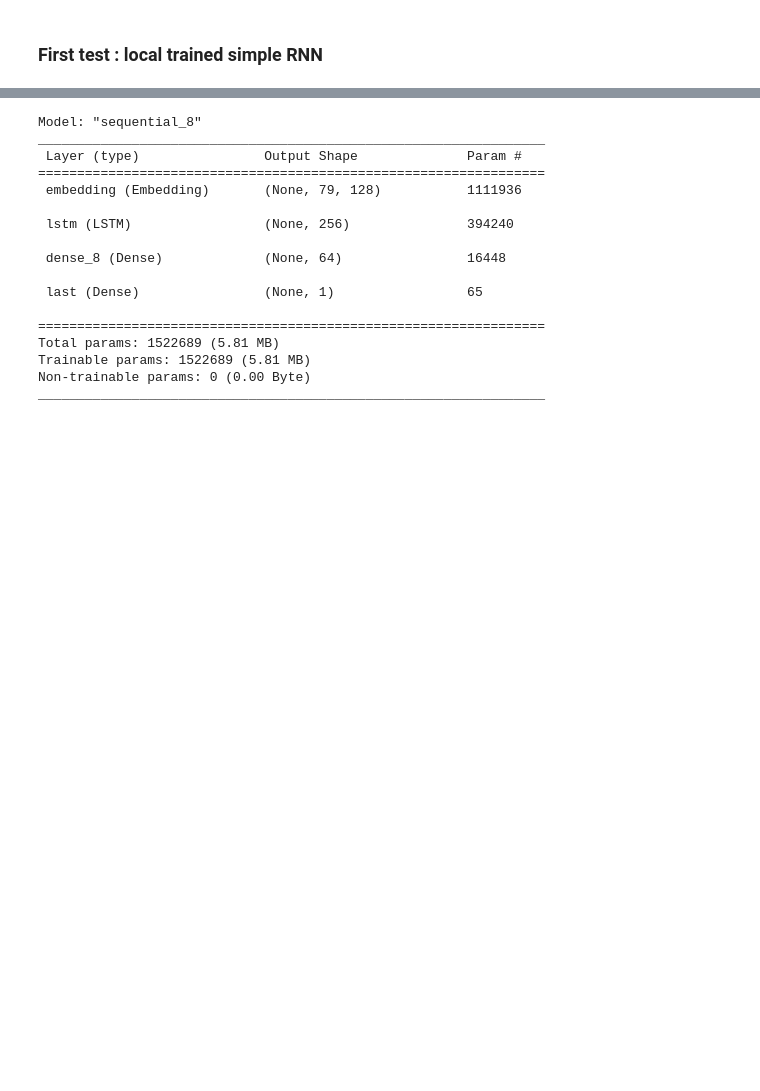
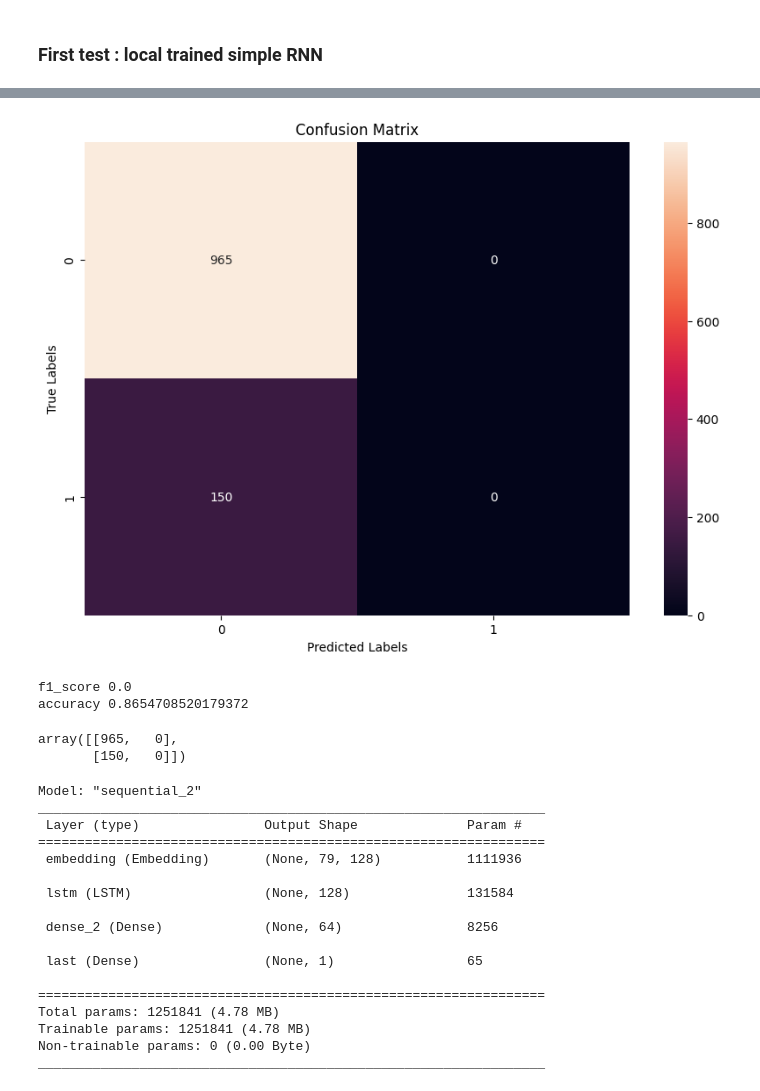
Before and after one commit to Mathias-Samson/Data_Science_Full_Stack_03-24, a Jupyter notebook: 06_DEEP_LEARNING_At&t/AT&T_deliverable_01.ipynb, the cells around one changed output, grey strips where cells are left out. Saved outputs shown, nothing was run; the diff lists cells and outputs as text; code cells hidden in the pictures; blank space fills up the shorter version.

```diff
--- a/06_DEEP_LEARNING_At&t/AT&T_deliverable_01.ipynb
+++ b/06_DEEP_LEARNING_At&t/AT&T_deliverable_01.ipynb
@@ -279,7 +320,8 @@ vocab_size = len(tokenizer.index_word)+1 #padding
 model_gru = tf.keras.Sequential([
                 Input([X_train_pad.shape[1],]),
                 Embedding(vocab_size, 128, name="embedding"),
-                GRU(units=264, return_sequences=False),
+                GRU(units=128, return_sequences=True),
+                GRU(units=64, return_sequences=False),
                 Dense(32, activation='relu'),
                 Dense(1, activation="sigmoid", name="last")
 ])
@@ -310,9 +354,11 @@ model_gru.compile(optimizer='adam',
               loss="binary_crossentropy",
               metrics=['accuracy'])
 
+class_weight = {0 : 0.577, 1 : 3.73}
 history = model_gru.fit(
     train_dataset,
-    epochs=20,
-    validation_data=val_dataset
+    epochs=10,
+    validation_data=val_dataset,
+    class_weight = class_weight
     )
 # %% [output]
@@ -335,0 +385,5 @@ Epoch 20/20
+# %%
+#extract pred and target labels GRU
+y_pred_2 = model_gru.predict(val_dataset)
+y_pred_bin_2 = np.where(y_pred_2 > 0.5, 1, 0)
+y_labels_2 = np.concatenate([y for x, y in val_dataset], axis=0)
@@ -336,3 +392,22 @@ Epoch 20/20
+# %%
+cm_2 = confusion_matrix(y_labels_2, y_pred_bin_2)
+
+plt.figure(figsize=(10, 7))
+sns.heatmap(cm_2, annot=True, fmt='d')
+plt.xlabel('Predicted Labels')
+plt.ylabel('True Labels')
+plt.title('Confusion Matrix')
+plt.show()
+
+print("f1_score",f1_score(y_val,y_pred_bin_2))
+print("accuracy",accuracy_score(y_val,y_pred_bin_2))
+cm_2
+# %% [output]
+[figure, added]
+f1_score 0.0
+accuracy 0.8654708520179372
+array([[965,   0],
+       [150,   0]])
 # %%
 #LSTM model
 
@@ -340,28 +415,28 @@ vocab_size = len(tokenizer.index_word)+1 #padding
 model_lstm = tf.keras.Sequential([
                 Input([X_train_pad.shape[1],]),
                 Embedding(vocab_size, 128, name="embedding"),
-                LSTM(units=256, return_sequences=False),
+                LSTM(units=128, return_sequences=False),
                 Dense(64, activation='relu'),
                 Dense(1, activation="sigmoid", name="last")
 ])
 
 model_lstm.summary()
 # %% [output]
-Model: "sequential_8"
+Model: "sequential_2"
 _________________________________________________________________
  Layer (type)                Output Shape              Param #
 =================================================================
  embedding (Embedding)       (None, 79, 128)           1111936
 
- lstm (LSTM)                 (None, 256)               394240
+ lstm (LSTM)                 (None, 128)               131584
 
- dense_8 (Dense)             (None, 64)                16448
+ dense_2 (Dense)             (None, 64)                8256
 
  last (Dense)                (None, 1)                 65
 
 =================================================================
-Total params: 1522689 (5.81 MB)
-Trainable params: 1522689 (5.81 MB)
+Total params: 1251841 (4.78 MB)
+Trainable params: 1251841 (4.78 MB)
 Non-trainable params: 0 (0.00 Byte)
 _________________________________________________________________
 # %%
```
Also changed, not shown: parts of 26 cells of this notebook.
